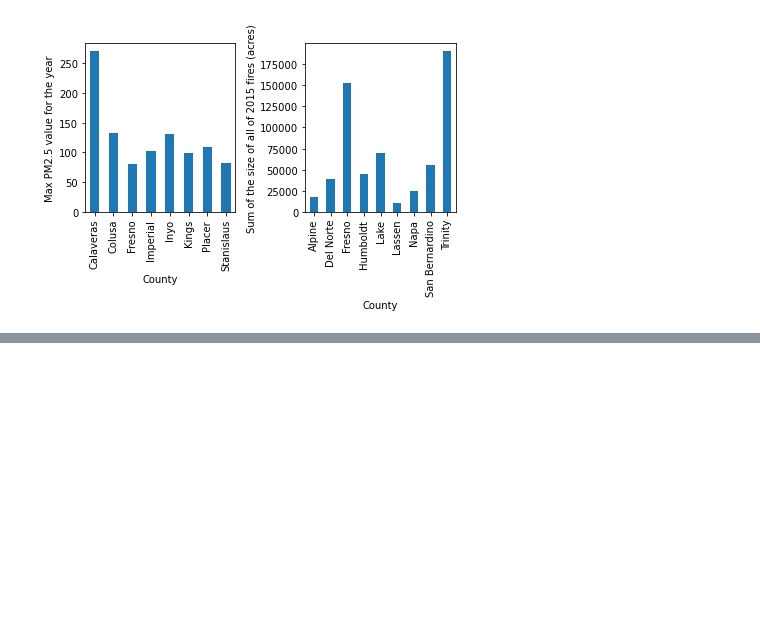
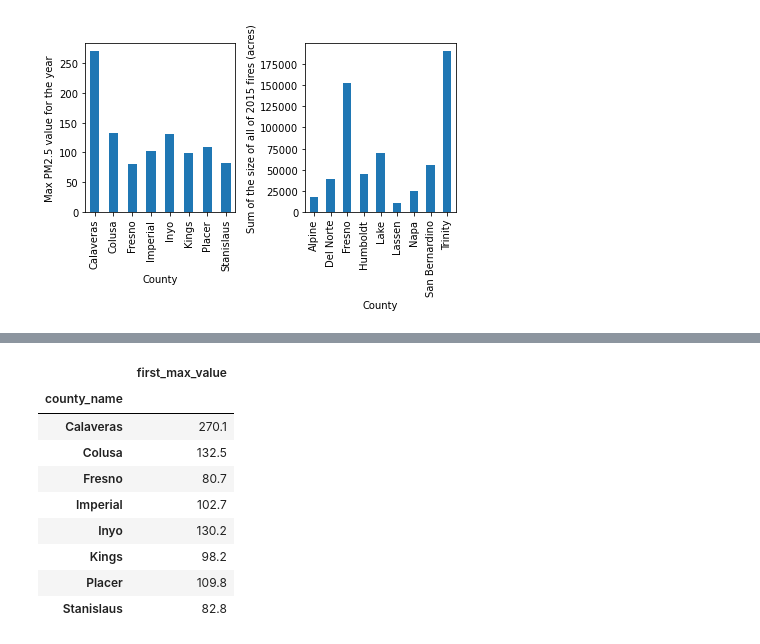
Before and after one commit to Jagjeet/fire-analysis-project, a Jupyter notebook: CorrelationOfCountiesAirAndFire2015.ipynb, the cells around one changed output, grey strips where cells are left out. Cells and saved outputs as stored; diff of their text form; code cells hidden in the pictures; blank space fills up the shorter version.

```diff
--- a/CorrelationOfCountiesAirAndFire2015.ipynb
+++ b/CorrelationOfCountiesAirAndFire2015.ipynb
@@ -207,7 +210,7 @@ filtered_air_df
 filtered_air_group = filtered_air_df.groupby('county_name')
 
 
-filtered_air_group_mean = filtered_air_group['first_max_value'].max()[filtered_air_group['first_max_value'].max() > 75 ]
+filtered_air_group_max = filtered_air_group['first_max_value'].max()[filtered_air_group['first_max_value'].max() > 75 ]
 
 # Create a bar chart based off of the group series from before
 air_mean_chart = filtered_air_group_mean.plot(kind='bar')
@@ -243,0 +307,20 @@ plt.tight_layout()
+# %%
+#air dataframe Max PM2.5 value for the year > 75
+#longitude and latitude for counties here https://www2.census.gov/geo/docs/maps-data/data/gazetteer/2020_Gazetteer/2020_gaz_counties_06.txt
+
+
+filtered_air_group_max_df = pd.DataFrame(filtered_air_group_max)
+
+
+filtered_air_group_max_df
+# %% [output]
+|  | first_max_value |
+| county_name |  |
+| Calaveras | 270.1 |
+| Colusa | 132.5 |
+| Fresno | 80.7 |
+| Imperial | 102.7 |
+| Inyo | 130.2 |
+| Kings | 98.2 |
+| Placer | 109.8 |
+| Stanislaus | 82.8 |
```
Also changed, not shown: parts of 10 cells of this notebook, 4 other files.
